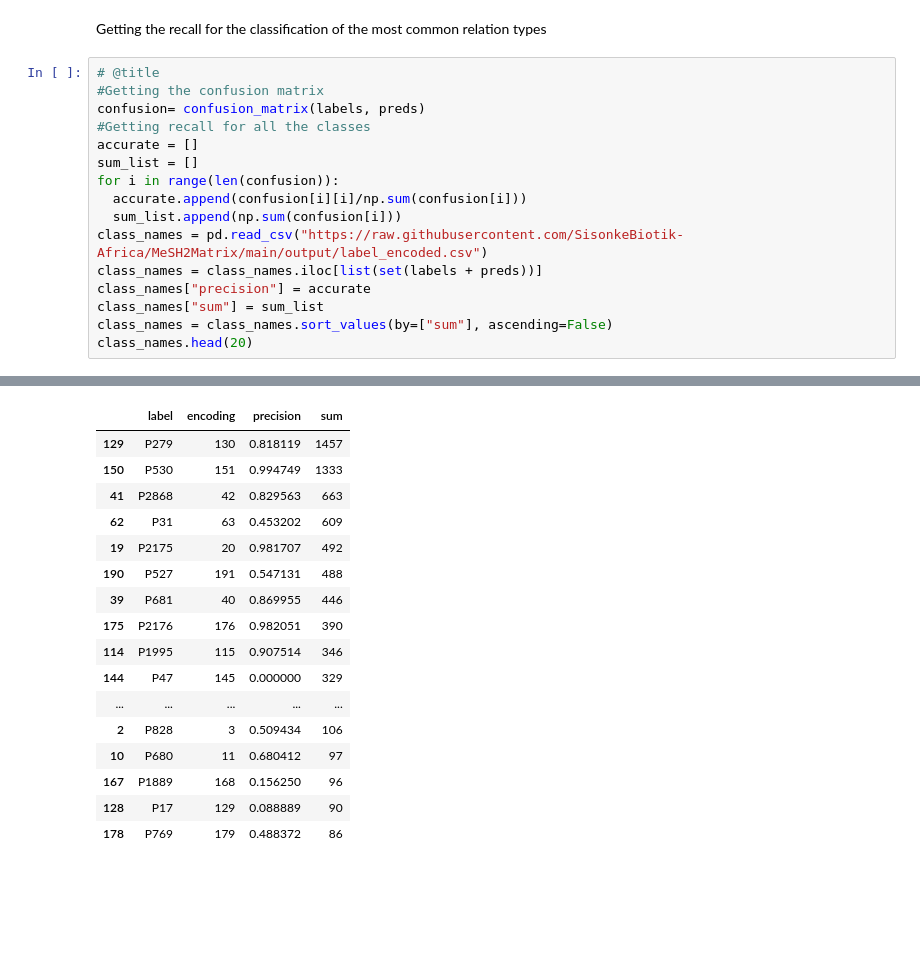
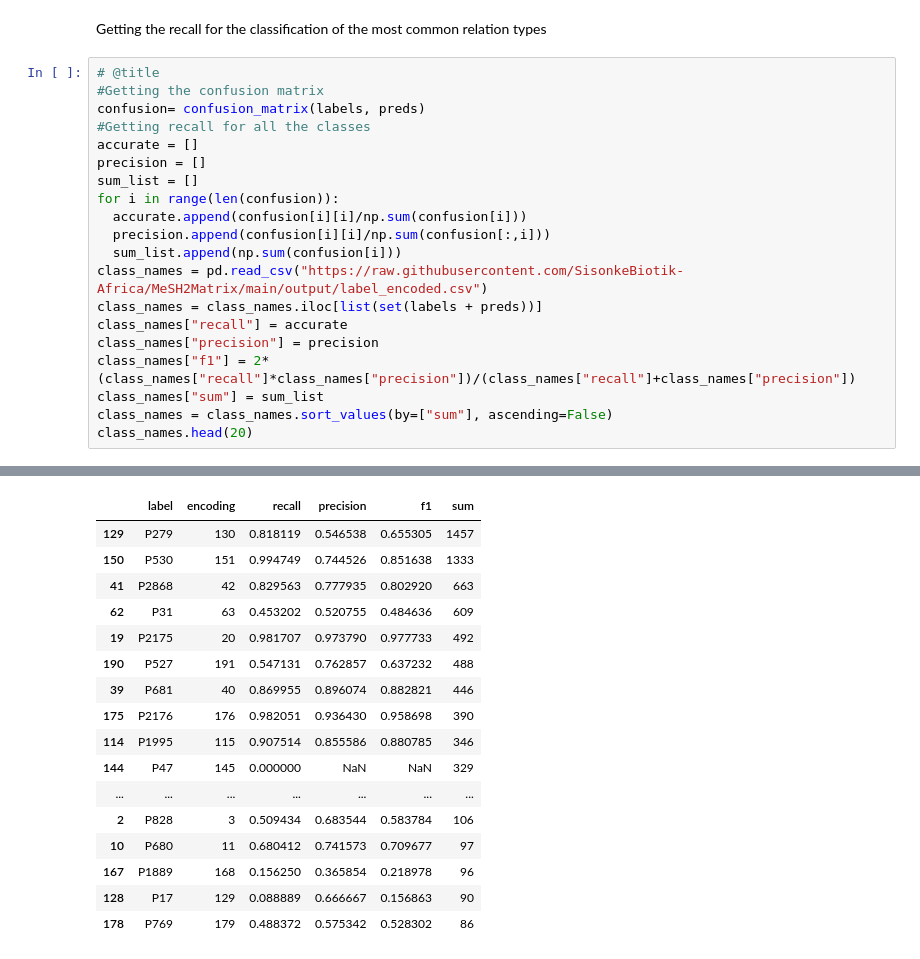
Before and after one commit to SisonkeBiotik-Africa/MeSH2Matrix, a Jupyter notebook: MeSH2Matrix_Demo.ipynb, the cells around one changed output, grey strips where cells are left out. Cells and saved outputs as stored; diff of their text form; blank space fills up the shorter version.

```diff
--- a/MeSH2Matrix_Demo.ipynb
+++ b/MeSH2Matrix_Demo.ipynb
@@ -215,13 +215,17 @@ Getting the recall for the classification of the most common relation types
 confusion= confusion_matrix(labels, preds)
 #Getting recall for all the classes
 accurate = []
+precision = []
 sum_list = []
 for i in range(len(confusion)):
   accurate.append(confusion[i][i]/np.sum(confusion[i]))
+  precision.append(confusion[i][i]/np.sum(confusion[:,i]))
   sum_list.append(np.sum(confusion[i]))
 class_names = pd.read_csv("https://raw.githubusercontent.com/SisonkeBiotik-Africa/MeSH2Matrix/main/output/label_encoded.csv")
 class_names = class_names.iloc[list(set(labels + preds))]
-class_names["precision"] = accurate
+class_names["recall"] = accurate
+class_names["precision"] = precision
+class_names["f1"] = 2*(class_names["recall"]*class_names["precision"])/(class_names["recall"]+class_names["precision"])
 class_names["sum"] = sum_list
 class_names = class_names.sort_values(by=["sum"], ascending=False)
 class_names.head(20)
@@ -229,17 +253,17 @@ class_names.head(20)
-|  | label | encoding | precision | sum |
-| 129 | P279 | 130 | 0.818119 | 1457 |
-| 150 | P530 | 151 | 0.994749 | 1333 |
-| 41 | P2868 | 42 | 0.829563 | 663 |
-| 62 | P31 | 63 | 0.453202 | 609 |
-| 19 | P2175 | 20 | 0.981707 | 492 |
-| 190 | P527 | 191 | 0.547131 | 488 |
-| 39 | P681 | 40 | 0.869955 | 446 |
-| 175 | P2176 | 176 | 0.982051 | 390 |
-| 114 | P1995 | 115 | 0.907514 | 346 |
-| 144 | P47 | 145 | 0.000000 | 329 |
-| ... | ... | ... | ... | ... |
-| 2 | P828 | 3 | 0.509434 | 106 |
-| 10 | P680 | 11 | 0.680412 | 97 |
-| 167 | P1889 | 168 | 0.156250 | 96 |
-| 128 | P17 | 129 | 0.088889 | 90 |
-| 178 | P769 | 179 | 0.488372 | 86 |
+|  | label | encoding | recall | precision | f1 | sum |
+| 129 | P279 | 130 | 0.818119 | 0.546538 | 0.655305 | 1457 |
+| 150 | P530 | 151 | 0.994749 | 0.744526 | 0.851638 | 1333 |
+| 41 | P2868 | 42 | 0.829563 | 0.777935 | 0.802920 | 663 |
+| 62 | P31 | 63 | 0.453202 | 0.520755 | 0.484636 | 609 |
+| 19 | P2175 | 20 | 0.981707 | 0.973790 | 0.977733 | 492 |
+| 190 | P527 | 191 | 0.547131 | 0.762857 | 0.637232 | 488 |
+| 39 | P681 | 40 | 0.869955 | 0.896074 | 0.882821 | 446 |
+| 175 | P2176 | 176 | 0.982051 | 0.936430 | 0.958698 | 390 |
+| 114 | P1995 | 115 | 0.907514 | 0.855586 | 0.880785 | 346 |
+| 144 | P47 | 145 | 0.000000 | NaN | NaN | 329 |
+| ... | ... | ... | ... | ... | ... | ... |
+| 2 | P828 | 3 | 0.509434 | 0.683544 | 0.583784 | 106 |
+| 10 | P680 | 11 | 0.680412 | 0.741573 | 0.709677 | 97 |
+| 167 | P1889 | 168 | 0.156250 | 0.365854 | 0.218978 | 96 |
+| 128 | P17 | 129 | 0.088889 | 0.666667 | 0.156863 | 90 |
+| 178 | P769 | 179 | 0.488372 | 0.575342 | 0.528302 | 86 |
```
Also changed, not shown: parts of 1 cell of this notebook.
